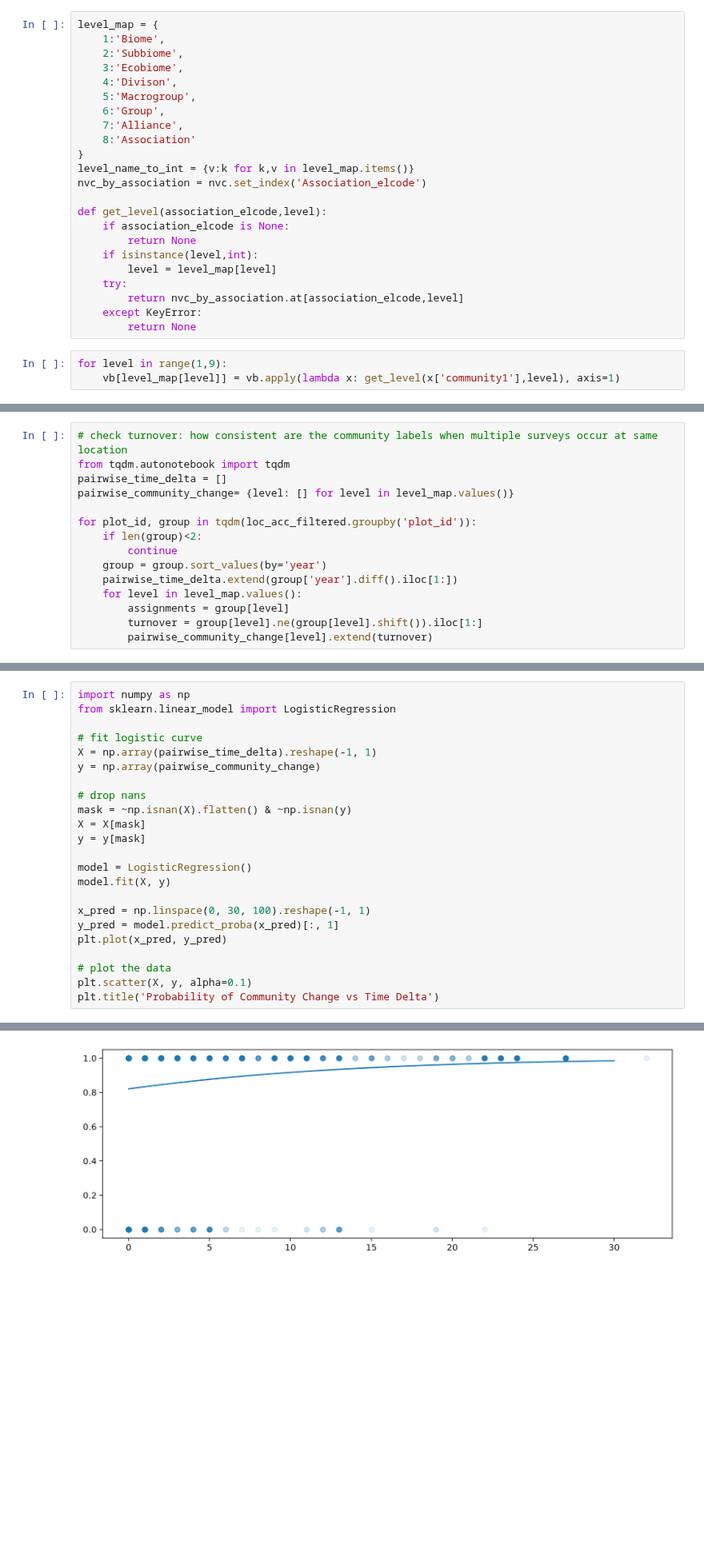
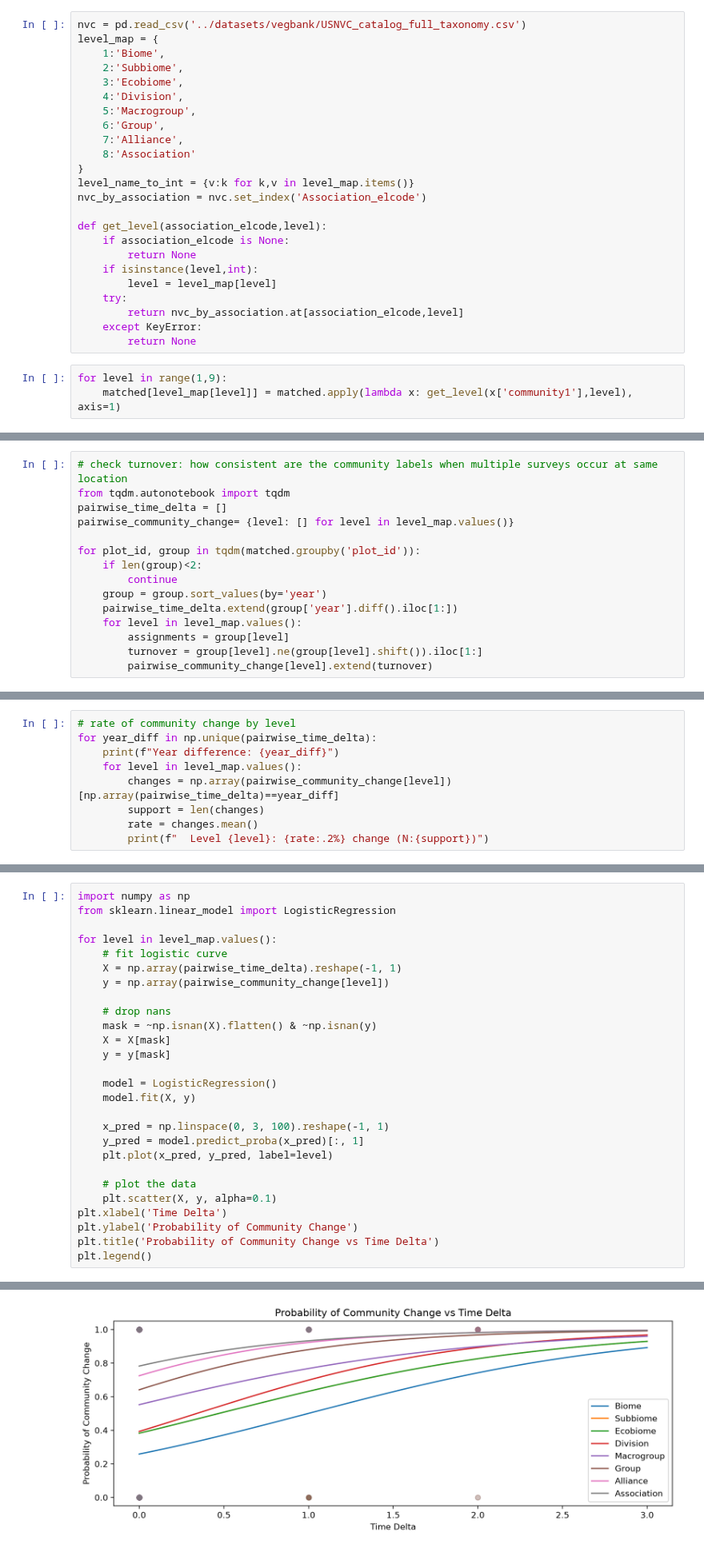
Before and after one commit to CU-ESIIL/EAGLE, a Jupyter notebook: data_cleaning/vegbank_pairing.ipynb, the cells around one changed output, grey strips where cells are left out. Shown at 80% size. Drawn from its saved outputs; the diff is of its cells as text; blank space fills up the shorter version.

```diff
--- a/data_cleaning/vegbank_pairing.ipynb
+++ b/data_cleaning/vegbank_pairing.ipynb
@@ -45,9 +75,10 @@ nvc
 # %%
+nvc = pd.read_csv('../datasets/vegbank/USNVC_catalog_full_taxonomy.csv')
 level_map = {
     1:'Biome',
     2:'Subbiome',
     3:'Ecobiome',
-    4:'Divison',
+    4:'Division',
     5:'Macrogroup',
     6:'Group',
     7:'Alliance',
@@ -67,4 +98,4 @@ def get_level(association_elcode,level):
         return None
 # %%
 for level in range(1,9):
-    vb[level_map[level]] = vb.apply(lambda x: get_level(x['community1'],level), axis=1)
+    matched[level_map[level]] = matched.apply(lambda x: get_level(x['community1'],level), axis=1)
@@ -82,7 +109,7 @@ from tqdm.autonotebook import tqdm
 pairwise_time_delta = []
 pairwise_community_change= {level: [] for level in level_map.values()}
 
-for plot_id, group in tqdm(loc_acc_filtered.groupby('plot_id')):
+for plot_id, group in tqdm(matched.groupby('plot_id')):
     if len(group)<2:
         continue
     group = group.sort_values(by='year')
@@ -95,0 +170,9 @@ ValueError: The truth value of a Series is ambiguous. Use a.empty, a.bool(), a.i
+# %%
+# rate of community change by level
+for year_diff in np.unique(pairwise_time_delta):
+    print(f"Year difference: {year_diff}")
+    for level in level_map.values():
+        changes = np.array(pairwise_community_change[level])[np.array(pairwise_time_delta)==year_diff]
+        support = len(changes)
+        rate = changes.mean()
+        print(f"  Level {level}: {rate:.2%} change (N:{support})")
@@ -97,23 +200,27 @@ ValueError: The truth value of a Series is ambiguous. Use a.empty, a.bool(), a.i
 import numpy as np
 from sklearn.linear_model import LogisticRegression
 
-# fit logistic curve
-X = np.array(pairwise_time_delta).reshape(-1, 1)
-y = np.array(pairwise_community_change)
+for level in level_map.values():
+    # fit logistic curve
+    X = np.array(pairwise_time_delta).reshape(-1, 1)
+    y = np.array(pairwise_community_change[level])
 
-# drop nans
-mask = ~np.isnan(X).flatten() & ~np.isnan(y)
-X = X[mask]
-y = y[mask]
+    # drop nans
+    mask = ~np.isnan(X).flatten() & ~np.isnan(y)
+    X = X[mask]
+    y = y[mask]
 
-model = LogisticRegression()
-model.fit(X, y)
+    model = LogisticRegression()
+    model.fit(X, y)
 
-x_pred = np.linspace(0, 30, 100).reshape(-1, 1)
-y_pred = model.predict_proba(x_pred)[:, 1]
-plt.plot(x_pred, y_pred)
+    x_pred = np.linspace(0, 3, 100).reshape(-1, 1)
+    y_pred = model.predict_proba(x_pred)[:, 1]
+    plt.plot(x_pred, y_pred, label=level)
 
-# plot the data
-plt.scatter(X, y, alpha=0.1)
+    # plot the data
+    plt.scatter(X, y, alpha=0.1)
+plt.xlabel('Time Delta')
+plt.ylabel('Probability of Community Change')
 plt.title('Probability of Community Change vs Time Delta')
+plt.legend()
 # %% [output]
@@ -121,3 +228,3 @@ plt.title('Probability of Community Change vs Time Delta')
-[figure, old version]
+[figure, new version]
 # %% [markdown]
 change in community type is very common: 61% of plots at the same location change community type at least once
```
Also changed, not shown: parts of 34 cells of this notebook, 7 other files.
